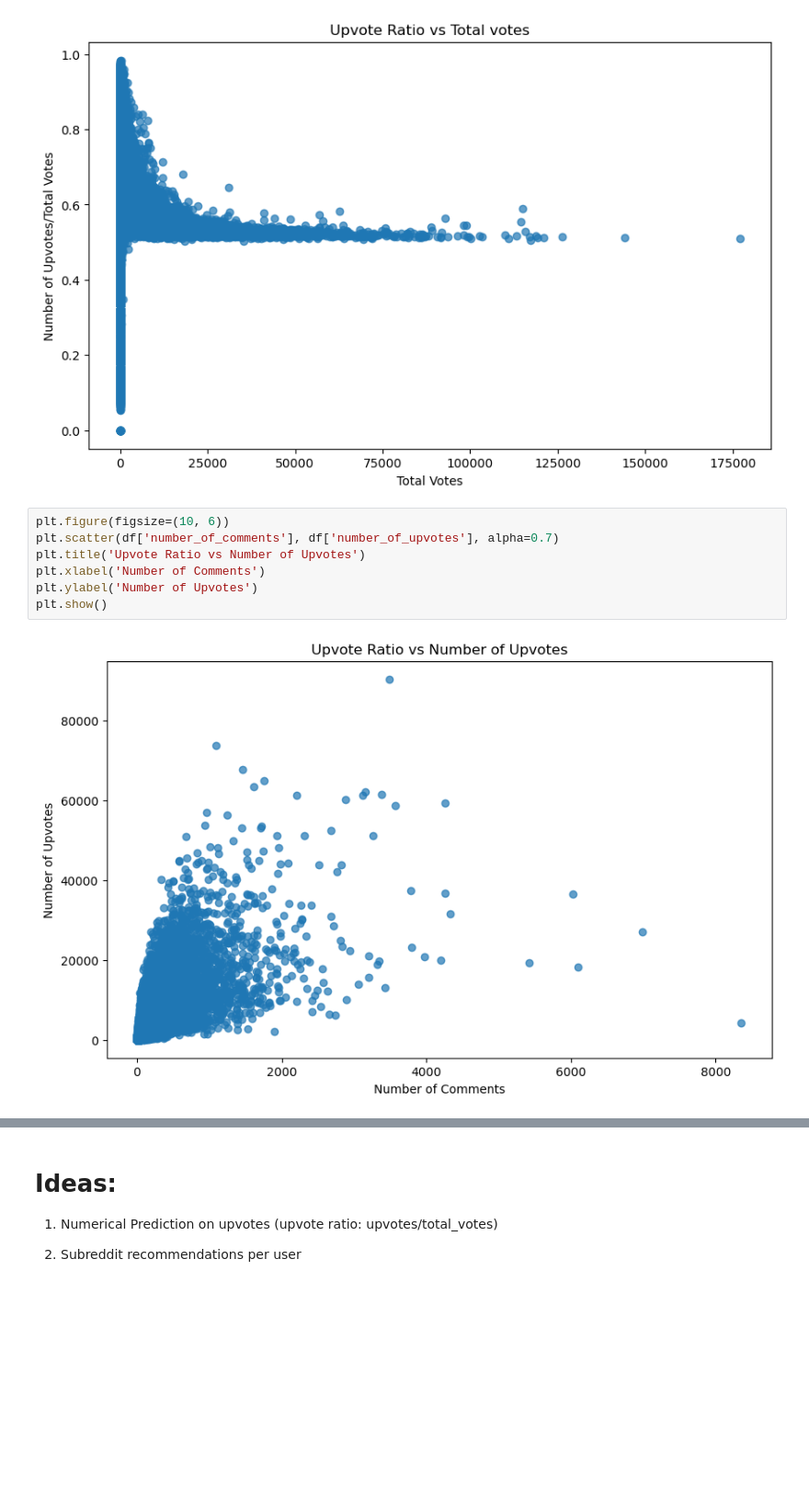
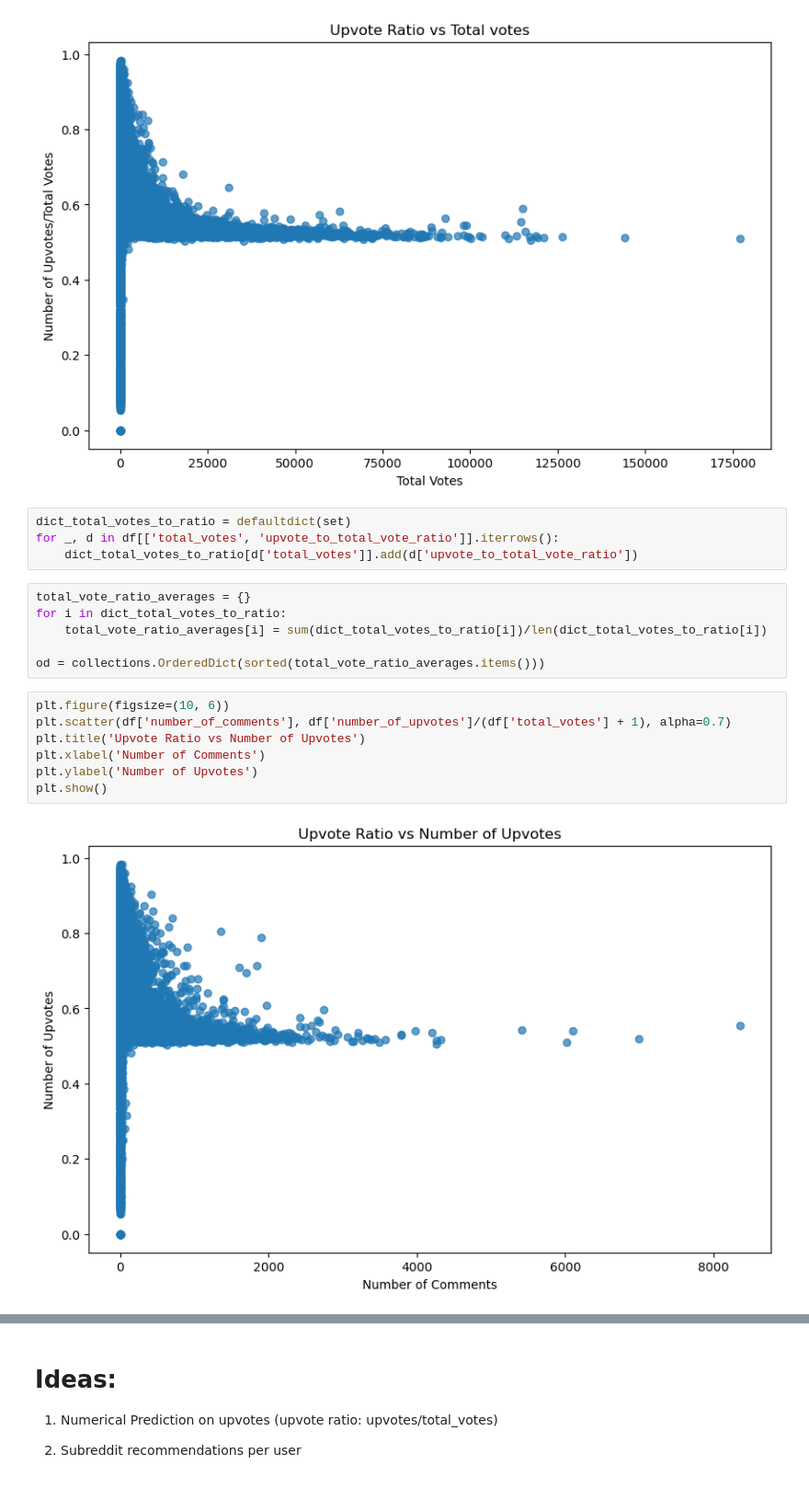
Before and after one commit to rx-72/Reddit-Post-Data-Exploration-Prediction-and-Recommendation, a Jupyter notebook: assignment2.ipynb, the cells around one changed output, grey strips where cells are left out. Shown at 92% size. Drawn from its saved outputs; the diff is of its cells as text; blank space fills up the shorter version.

```diff
--- a/assignment2.ipynb
+++ b/assignment2.ipynb
@@ -358,12 +373,22 @@ plt.ylabel('Number of Upvotes/Total Votes')
 plt.show()
 # %% [output]
 [figure]
+# %%
+dict_total_votes_to_ratio = defaultdict(set)
+for _, d in df[['total_votes', 'upvote_to_total_vote_ratio']].iterrows():
+    dict_total_votes_to_ratio[d['total_votes']].add(d['upvote_to_total_vote_ratio'])
+# %%
+total_vote_ratio_averages = {}
+for i in dict_total_votes_to_ratio:
+    total_vote_ratio_averages[i] = sum(dict_total_votes_to_ratio[i])/len(dict_total_votes_to_ratio[i])
+
+od = collections.OrderedDict(sorted(total_vote_ratio_averages.items()))
 # %%
 plt.figure(figsize=(10, 6))
-plt.scatter(df['number_of_comments'], df['number_of_upvotes'], alpha=0.7)
+plt.scatter(df['number_of_comments'], df['number_of_upvotes']/(df['total_votes'] + 1), alpha=0.7)
 plt.title('Upvote Ratio vs Number of Upvotes')
 plt.xlabel('Number of Comments')
 plt.ylabel('Number of Upvotes')
 plt.show()
 # %% [output]
-[figure, old version]
+[figure, new version]
```
Also changed, not shown: parts of 30 cells of this notebook.
